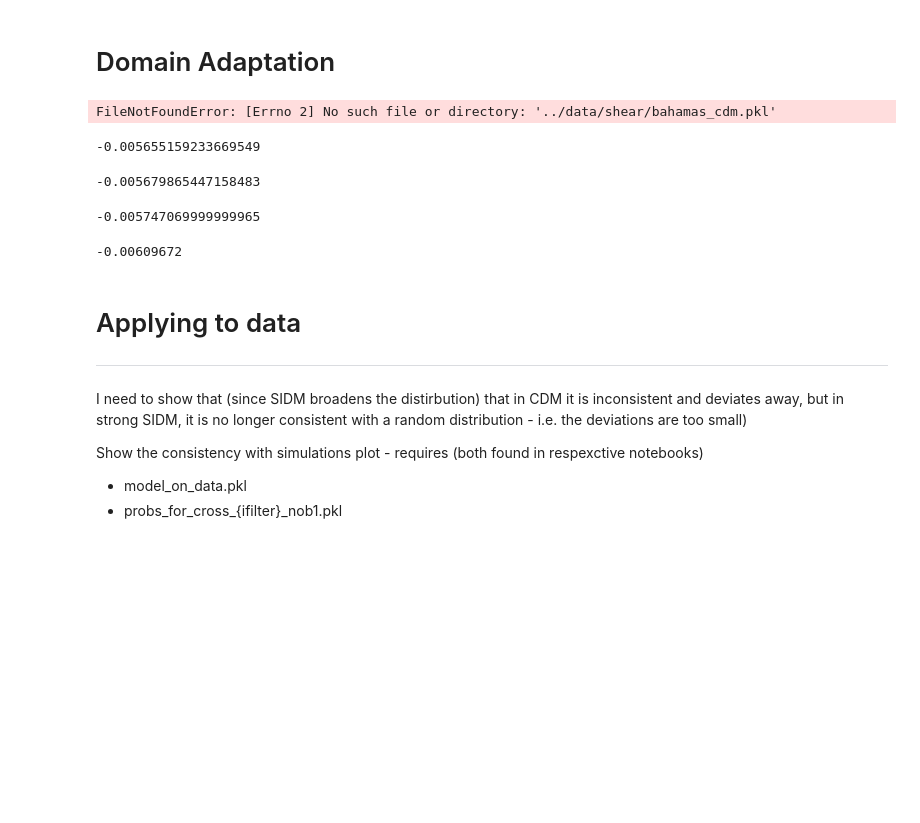
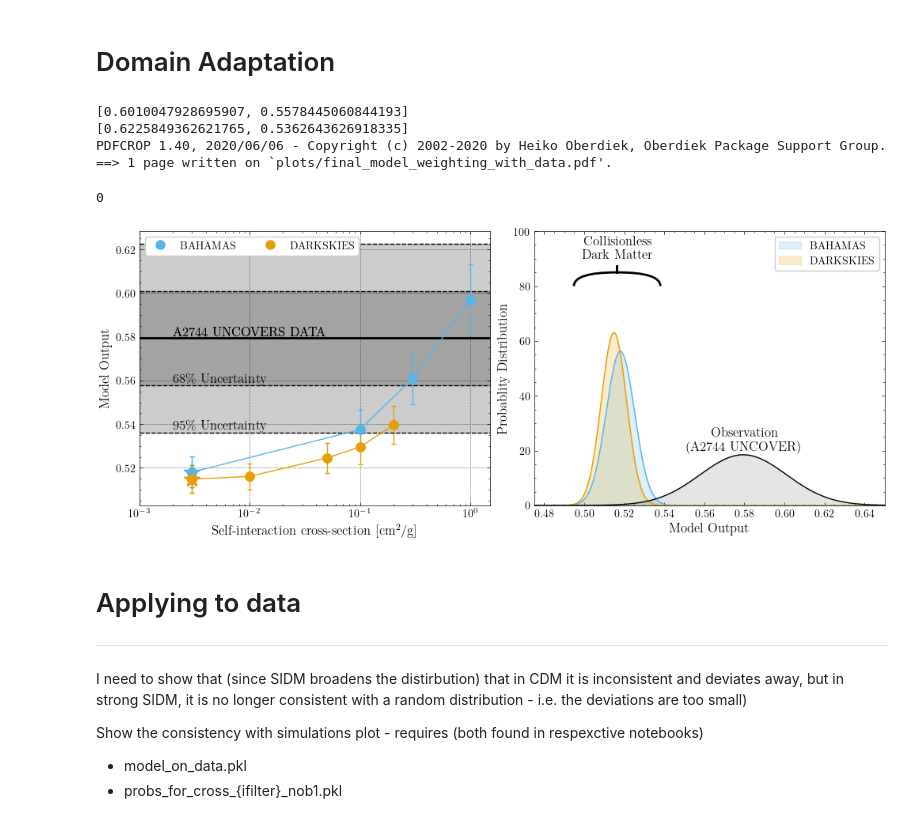
Before and after one commit to davidharvey1986/ml_a2744, a Jupyter notebook: notebooks/plots_for_paper.ipynb, the cells around one changed output. Cells and saved outputs as stored; diff of their text form; code cells hidden in the pictures; blank space fills up the shorter version.

```diff
--- a/notebooks/plots_for_paper.ipynb
+++ b/notebooks/plots_for_paper.ipynb
@@ -338,7 +351,7 @@ colors = {
     'flamingo':'cyan', 'bahamas':'r', 'darkskies':'b','tng':'green'}
 
 cdm_vals = []
-for ifx, results_file in enumerate( [fiducial, tng_flamingo]):
+for ifx, results_file in enumerate( [fiducial]):
     domain = this_domain[ifx]
 
     all_results= pkl.load(open(results_file,'rb'))
@@ -430,54 +443,39 @@ axarr[0].set_xscale('log')
 
 plot_observations( "pickles/model_on_data.pkl", ifilter, ax=axarr[0], correction=correction,
                   plot_args={'lw':2, 'color':'k'}, fill_args={'alpha':0.2, 'color':'k'},
                   uncertainty=[68,95])
 #plot_observations( "pickles/model_on_data.pkl", ifilter, ax=axarr[0], correction=correction,
 #                  plot_args={'lw':2, 'color':'k','ls':'--'}, fill_args={'alpha':0.1, 'color':'b'},
 #                   noise=True )
 #plot_observations( "pickles/model_on_data.pkl", ifilter, ax=ax, noise=True, legend=False, **{'label':'Noise','color':'k'} )
 axarr[0].legend(loc=2,ncols=2)
 
 plot_observations( "pickles/model_on_data.pkl", ifilter, ax=axarr[1], correction=correction,
                   plot_args={'lw':2, 'color':'k'}, fill_args={'alpha':0.1, 'color':'k'}, plotpdf=True)
 
 edges = [np.min(cdm_vals)-0.02, np.max(cdm_vals)+0.02]
 curly_brace(axarr[1], edges[0], edges[1], 80, 10, upward=True)
 axarr[1].text(np.mean(edges), 90, "Collisionless \n Dark Matter", ha='center', fontsize=12)
 
 axarr[1].text(0.58, 20, "Observation \n (A2744 UNCOVER)", ha='center', fontsize=12)
 
 axarr[1].grid(False)
 axarr[1].set_ylim(0, 100)
 
 axarr[1].legend()
 
 fig.align_xlabels()
 
 filename = "plots/final_model_weighting_with_data.pdf"
 plt.savefig(filename)
 os.system("pdfcrop %s %s" % ( filename, filename))
 # %% [output]
-FileNotFoundError: [Errno 2] No such file or directory: '../data/shear/bahamas_cdm.pkl'
+[0.6010047928695907, 0.5578445060844193]
+[0.6225849362621765, 0.5362643626918335]
+PDFCROP 1.40, 2020/06/06 - Copyright (c) 2002-2020 by Heiko Oberdiek, Oberdiek Package Support Group.
+==> 1 page written on `plots/final_model_weighting_with_data.pdf'.
+0
+[figure, added]
-# %%
-#weighted_mass_ccut (1/yb)
-0.48554125495906864 - 0.4911964141927382
-# %% [output]
--0.005655159233669549
-# %%
-#weighted_mass_ccut (yd/yb)
-0.48535432532592104 - 0.4910341907730795
-# %% [output]
--0.005679865447158483
-# %%
-#unweifhted mass cit
-0.48528713 - 0.4910342
-# %% [output]
--0.005747069999999965
-# %%
-#No mass_cit
-0.4851501 - 0.49124682
-# %% [output]
--0.00609672
 # %% [markdown]
 # Applying to data
 -----
```
Also changed, not shown: parts of 11 cells of this notebook, 2 other files.
